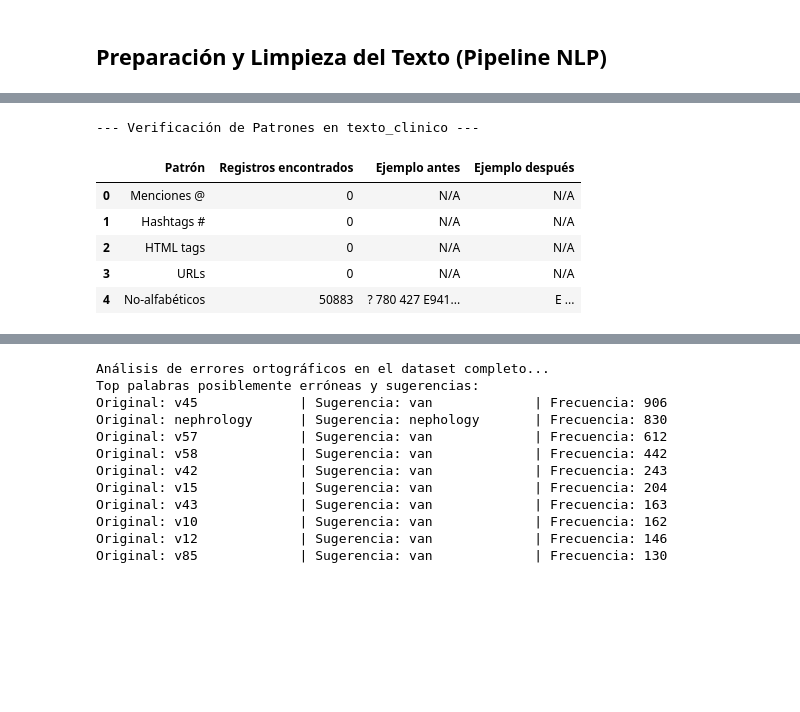
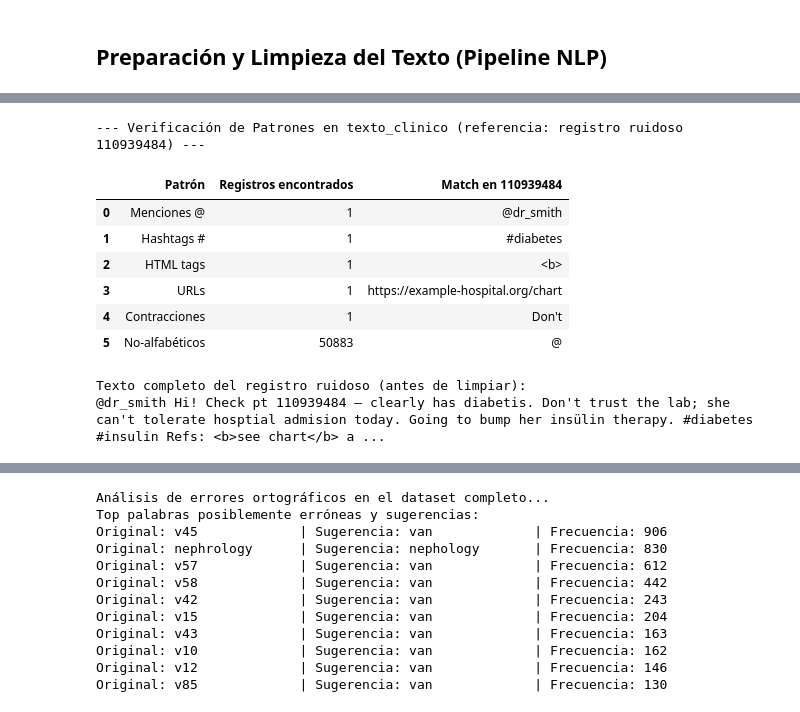
Before and after one commit to sebastianmend/B1-AyVdGVD, a Jupyter notebook: diabetes_analisis_completo.ipynb, the cells around one changed output, grey strips where cells are left out. Cells and saved outputs as stored; diff of their text form; code cells hidden in the pictures; blank space fills up the shorter version.

```diff
--- a/diabetes_analisis_completo.ipynb
+++ b/diabetes_analisis_completo.ipynb
@@ -229,3 +233,18 @@ El 74% de pacientes es de raza Caucasian y la edad dominante es el grupo [70-80)
 from pyspark.sql.functions import col, concat_ws, lit, when
 # 1. Crear la columna de texto clnico
 df_text = df.withColumn('texto_clinico', concat_ws(' ', col('medical_specialty'), col('diag_1'), col('diag_2'), col('diag_3')))
+# %%
+# Inyección de ruido simulado en encounter_id == 110939484
+# Sirve como caso de prueba para demostrar que el pipeline NLP limpia:
+# menciones @, hashtags #, HTML, URLs, contracciones y errores ortográficos.
+NOISY_TEXT = (
+    "@dr_smith Hi! Check pt 110939484 — clearly has diabetis. Don't trust the lab; she can't tolerate hosptial admision today. Going to bump her insülin therapy. #diabetes #insulin Refs: <b>see chart</b> at https://example-hospital.org/chart (she's a 70-yr-old, won't comply, hasn't taken medicacion in 3 days)."
+)
+
+df_text = df_text.withColumn(
+    "texto_clinico",
+    when(col("encounter_id") == 110939484, lit(NOISY_TEXT)).otherwise(col("texto_clinico"))
+)
+
+print("Registro ruidoso inyectado:")
+df_text.filter(col("encounter_id") == 110939484).select("texto_clinico").show(truncate=False)
@@ -232,50 +258,46 @@ df_text = df.withColumn('texto_clinico', concat_ws(' ', col('medical_specialty')
 # %%
 import pandas as pd
 import re
 
-print("--- Verificación de Patrones en texto_clinico ---")
+print("--- Verificación de Patrones en texto_clinico (referencia: registro ruidoso 110939484) ---")
 patterns = {
-    "Menciones @": r"@\w+",
-    "Hashtags #": r"#\w+",
-    "HTML tags": r"<.*?>",
-    "URLs": r"http\S+",
-    "No-alfabéticos": r"[^a-zA-Z\s]"
+    "Menciones @":   r"@\w+",
+    "Hashtags #":    r"#\w+",
+    "HTML tags":     r"<.*?>",
+    "URLs":          r"http\S+",
+    "Contracciones": r"\w+'\w+",
+    "No-alfabéticos": r"[^a-zA-Z\s]",
 }
 
-# Tomar muestra aleatoria de pacientes reales (sin ruido artificial)
-df_real = df_text.filter(col('encounter_id') != 110939484)
+# Tomar el texto del registro ruidoso (post-inyección) como referencia visual del "antes"
+noisy_row = df_text.filter(col("encounter_id") == 110939484).select("texto_clinico").collect()
+noisy_text = noisy_row[0][0] if noisy_row else ""
+
 resultados_patrones = []
-
 for nombre, regex in patterns.items():
-    conteo = df_text.filter(col('texto_clinico').rlike(regex)).count()
-
-    # Extraer un ejemplo real
-    ejemplo_df = df_real.filter(col('texto_clinico').rlike(regex)).limit(1).toPandas()
-    if not ejemplo_df.empty:
-        texto_original = ejemplo_df['texto_clinico'].iloc[0]
-        # Simular limpieza para el ejemplo
-        reemplazo = ' ' if nombre == 'No-alfabéticos' else ''
-        texto_limpio_ejemplo = re.sub(regex, reemplazo, texto_original)
-    else:
-        texto_original = "N/A"
-        texto_limpio_ejemplo = "N/A"
-
+    conteo = df_text.filter(col("texto_clinico").rlike(regex)).count()
+    match = re.search(regex, noisy_text)
+    ejemplo = match.group(0) if match else "(no aparece en el registro 110939484)"
     resultados_patrones.append({
         "Patrón": nombre,
         "Registros encontrados": conteo,
-        "Ejemplo antes": texto_original[:100] + "..." if texto_original != "N/A" else "N/A",
-        "Ejemplo después": texto_limpio_ejemplo[:100] + "..." if texto_limpio_ejemplo != "N/A" else "N/A"
+        "Match en 110939484": ejemplo,
     })
 
 display(pd.DataFrame(resultados_patrones))
+print("\nTexto completo del registro ruidoso (antes de limpiar):")
+print(noisy_text)
 # %% [output]
---- Verificación de Patrones en texto_clinico ---
+--- Verificación de Patrones en texto_clinico (referencia: registro ruidoso 110939484) ---
-|  | Patrón | Registros encontrados | Ejemplo antes | Ejemplo después |
-| 0 | Menciones @ | 0 | N/A | N/A |
-| 1 | Hashtags # | 0 | N/A | N/A |
-| 2 | HTML tags | 0 | N/A | N/A |
-| 3 | URLs | 0 | N/A | N/A |
-| 4 | No-alfabéticos | 50883 | ? 780 427 E941... | E ... |
+|  | Patrón | Registros encontrados | Match en 110939484 |
+| 0 | Menciones @ | 1 | @dr_smith |
+| 1 | Hashtags # | 1 | #diabetes |
+| 2 | HTML tags | 1 | <b> |
+| 3 | URLs | 1 | https://example-hospital.org/chart |
+| 4 | Contracciones | 1 | Don't |
+| 5 | No-alfabéticos | 50883 | @ |
+Texto completo del registro ruidoso (antes de limpiar):
+@dr_smith Hi! Check pt 110939484 — clearly has diabetis. Don't trust the lab; she can't tolerate hosptial admision today. Going to bump her insülin therapy. #diabetes #insulin Refs: <b>see chart</b> a ...
 # %%
 from pyspark.sql.functions import explode, split, lower, length
 
```
Also changed, not shown: parts of 39 cells of this notebook, 1 other file.
